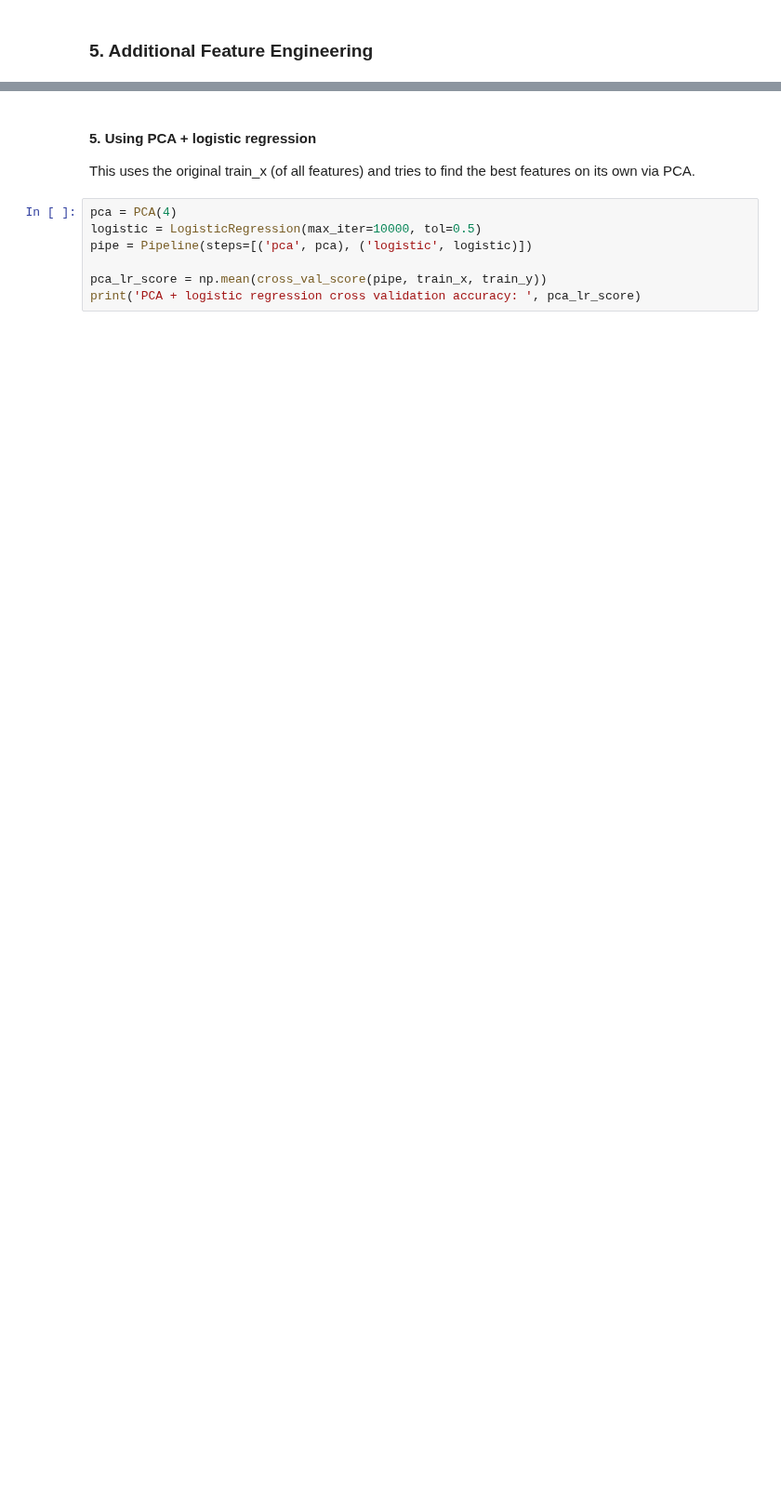
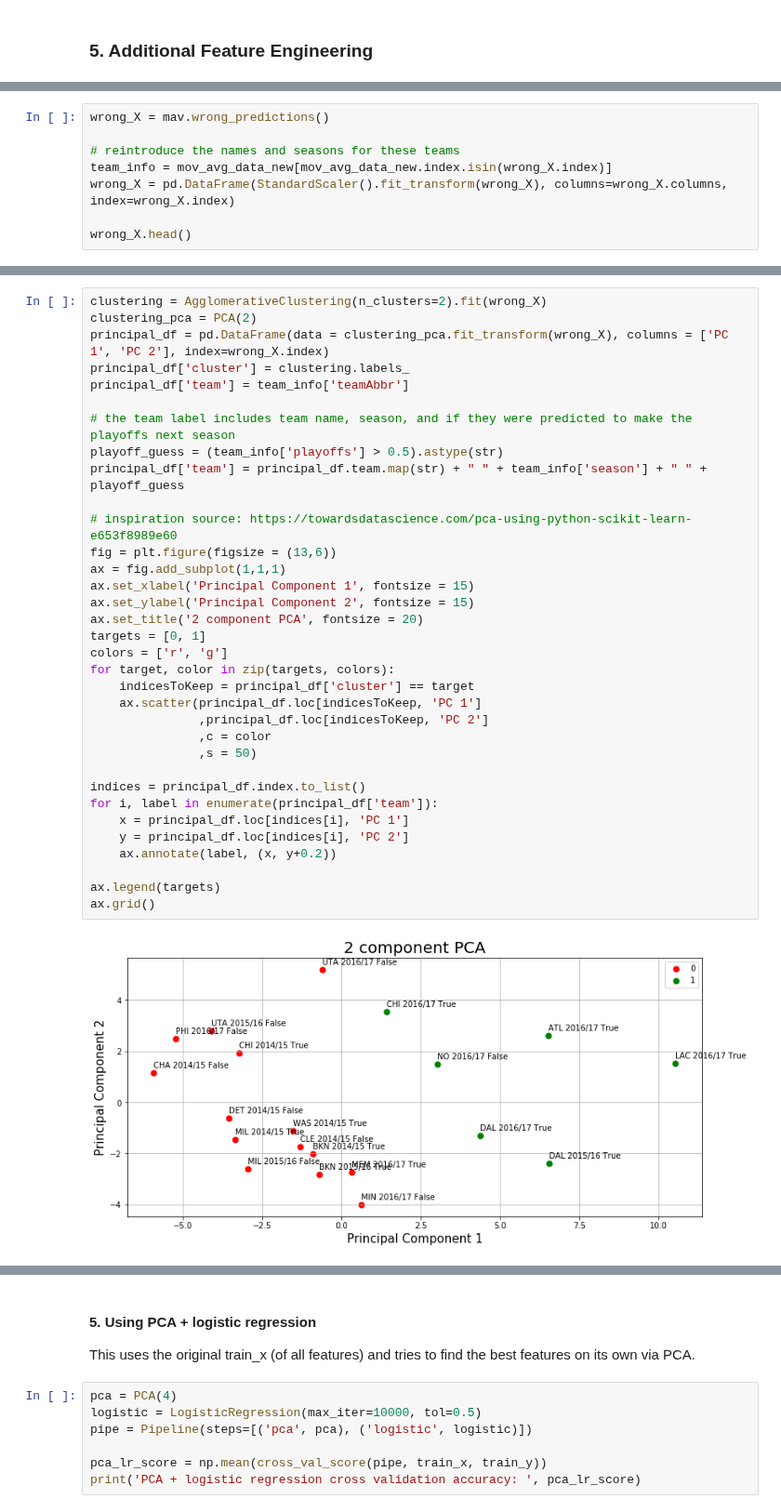
Before and after one commit to ktang98/basketball_analysis, a Jupyter notebook: basketball/basketball_analysis.ipynb, the cells around one changed output, grey strips where cells are left out. Shown at 93% size. Drawn from its saved outputs; the diff is of its cells as text; blank space fills up the shorter version.

```diff
--- a/basketball/basketball_analysis.ipynb
+++ b/basketball/basketball_analysis.ipynb
@@ -462,0 +522,8 @@ We realized that even with more sophisticated models like Logistical Regression
+# %%
+wrong_X = mav.wrong_predictions()
+
+# reintroduce the names and seasons for these teams
+team_info = mov_avg_data_new[mov_avg_data_new.index.isin(wrong_X.index)]
+wrong_X = pd.DataFrame(StandardScaler().fit_transform(wrong_X), columns=wrong_X.columns, index=wrong_X.index)
+
+wrong_X.head()
@@ -462,0 +539,36 @@ We realized that even with more sophisticated models like Logistical Regression
+# %%
+clustering = AgglomerativeClustering(n_clusters=2).fit(wrong_X)
+clustering_pca = PCA(2)
+principal_df = pd.DataFrame(data = clustering_pca.fit_transform(wrong_X), columns = ['PC 1', 'PC 2'], index=wrong_X.index)
+principal_df['cluster'] = clustering.labels_
+principal_df['team'] = team_info['teamAbbr']
+
+# the team label includes team name, season, and if they were predicted to make the playoffs next season
+playoff_guess = (team_info['playoffs'] > 0.5).astype(str)
+principal_df['team'] = principal_df.team.map(str) + " " + team_info['season'] + " " + playoff_guess
+
+# inspiration source: https://towardsdatascience.com/pca-using-python-scikit-learn-e653f8989e60
+fig = plt.figure(figsize = (13,6))
+ax = fig.add_subplot(1,1,1)
+ax.set_xlabel('Principal Component 1', fontsize = 15)
+ax.set_ylabel('Principal Component 2', fontsize = 15)
+ax.set_title('2 component PCA', fontsize = 20)
+targets = [0, 1]
+colors = ['r', 'g']
+for target, color in zip(targets, colors):
+    indicesToKeep = principal_df['cluster'] == target
+    ax.scatter(principal_df.loc[indicesToKeep, 'PC 1']
+               ,principal_df.loc[indicesToKeep, 'PC 2']
+               ,c = color
+               ,s = 50)
+
+indices = principal_df.index.to_list()
+for i, label in enumerate(principal_df['team']):
+    x = principal_df.loc[indices[i], 'PC 1']
+    y = principal_df.loc[indices[i], 'PC 2']
+    ax.annotate(label, (x, y+0.2))
+
+ax.legend(targets)
+ax.grid()
+# %% [output]
+[figure, added]
```
Also changed, not shown: parts of 33 cells of this notebook.
